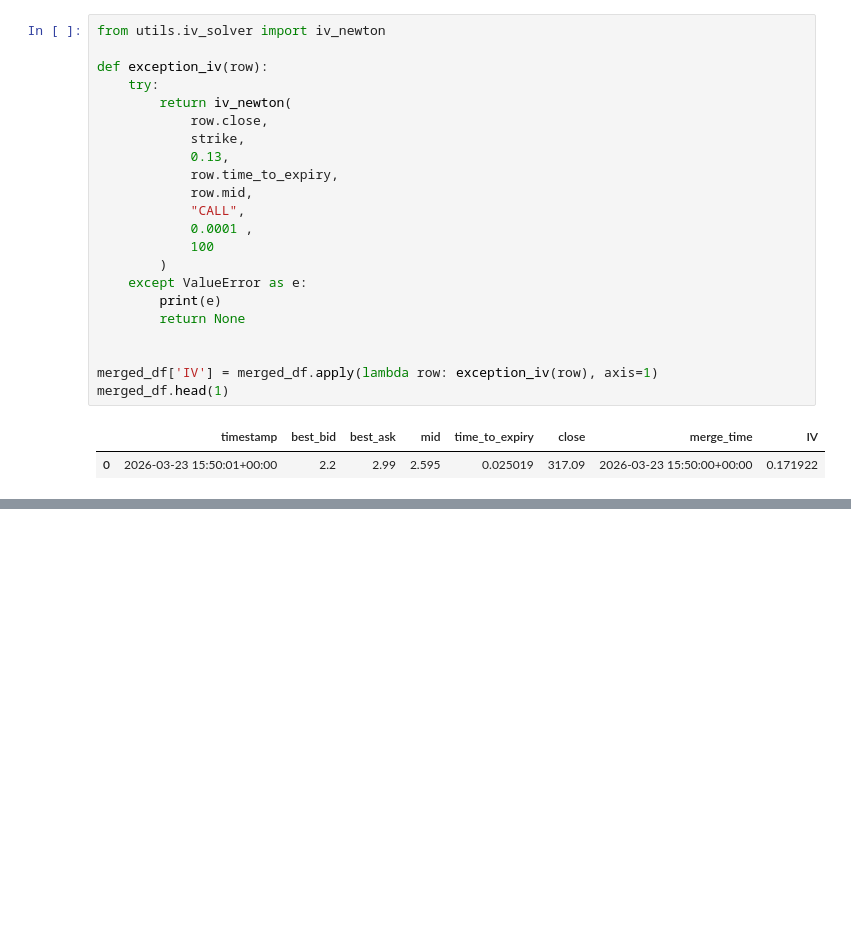
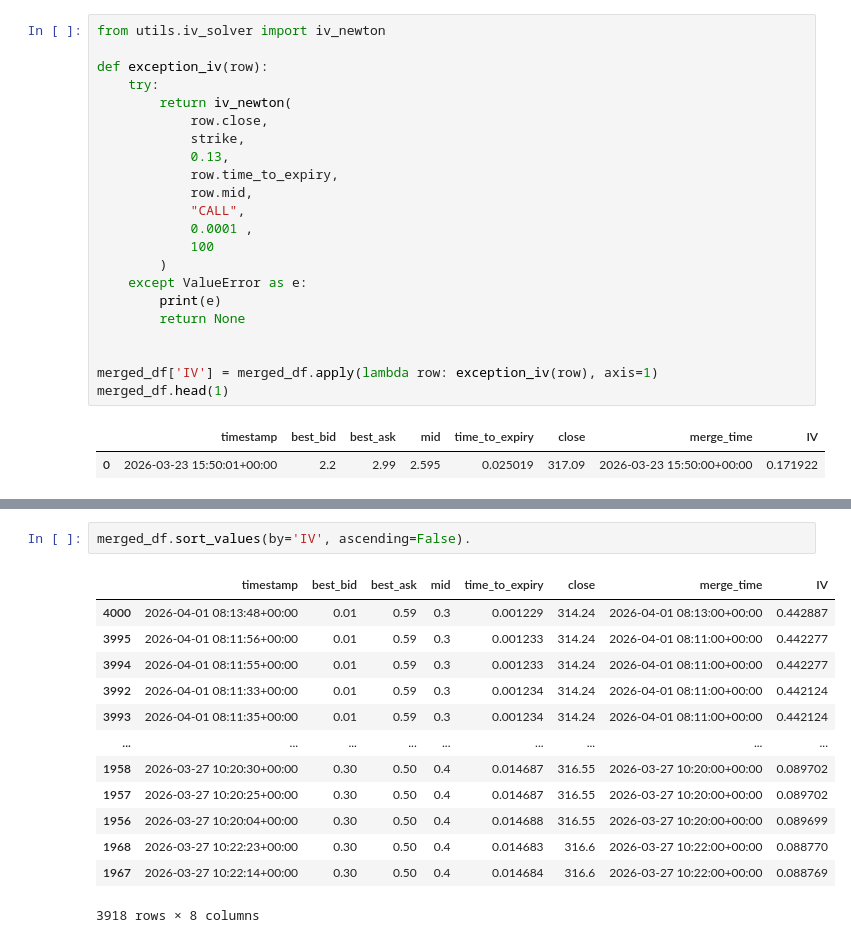
Before and after one commit to SigmaFlowX/Sber-Moex-Options, a Jupyter notebook: notebooks/iv_history.ipynb, the cells around one changed output, grey strips where cells are left out. Saved outputs shown, nothing was run; the diff lists cells and outputs as text; blank space fills up the shorter version.

```diff
--- a/notebooks/iv_history.ipynb
+++ b/notebooks/iv_history.ipynb
@@ -134,0 +132,16 @@ plt.grid()
+# %%
+merged_df.sort_values(by='IV', ascending=False).
+# %% [output]
+|  | timestamp | best_bid | best_ask | mid | time_to_expiry | close | merge_time | IV |
+| 4000 | 2026-04-01 08:13:48+00:00 | 0.01 | 0.59 | 0.3 | 0.001229 | 314.24 | 2026-04-01 08:13:00+00:00 | 0.442887 |
+| 3995 | 2026-04-01 08:11:56+00:00 | 0.01 | 0.59 | 0.3 | 0.001233 | 314.24 | 2026-04-01 08:11:00+00:00 | 0.442277 |
+| 3994 | 2026-04-01 08:11:55+00:00 | 0.01 | 0.59 | 0.3 | 0.001233 | 314.24 | 2026-04-01 08:11:00+00:00 | 0.442277 |
+| 3992 | 2026-04-01 08:11:33+00:00 | 0.01 | 0.59 | 0.3 | 0.001234 | 314.24 | 2026-04-01 08:11:00+00:00 | 0.442124 |
+| 3993 | 2026-04-01 08:11:35+00:00 | 0.01 | 0.59 | 0.3 | 0.001234 | 314.24 | 2026-04-01 08:11:00+00:00 | 0.442124 |
+| ... | ... | ... | ... | ... | ... | ... | ... | ... |
+| 1958 | 2026-03-27 10:20:30+00:00 | 0.30 | 0.50 | 0.4 | 0.014687 | 316.55 | 2026-03-27 10:20:00+00:00 | 0.089702 |
+| 1957 | 2026-03-27 10:20:25+00:00 | 0.30 | 0.50 | 0.4 | 0.014687 | 316.55 | 2026-03-27 10:20:00+00:00 | 0.089702 |
+| 1956 | 2026-03-27 10:20:04+00:00 | 0.30 | 0.50 | 0.4 | 0.014688 | 316.55 | 2026-03-27 10:20:00+00:00 | 0.089699 |
+| 1968 | 2026-03-27 10:22:23+00:00 | 0.30 | 0.50 | 0.4 | 0.014683 | 316.6 | 2026-03-27 10:22:00+00:00 | 0.088770 |
+| 1967 | 2026-03-27 10:22:14+00:00 | 0.30 | 0.50 | 0.4 | 0.014684 | 316.6 | 2026-03-27 10:22:00+00:00 | 0.088769 |
+3918 rows × 8 columns
```
Also changed, not shown: parts of 5 cells of this notebook.
